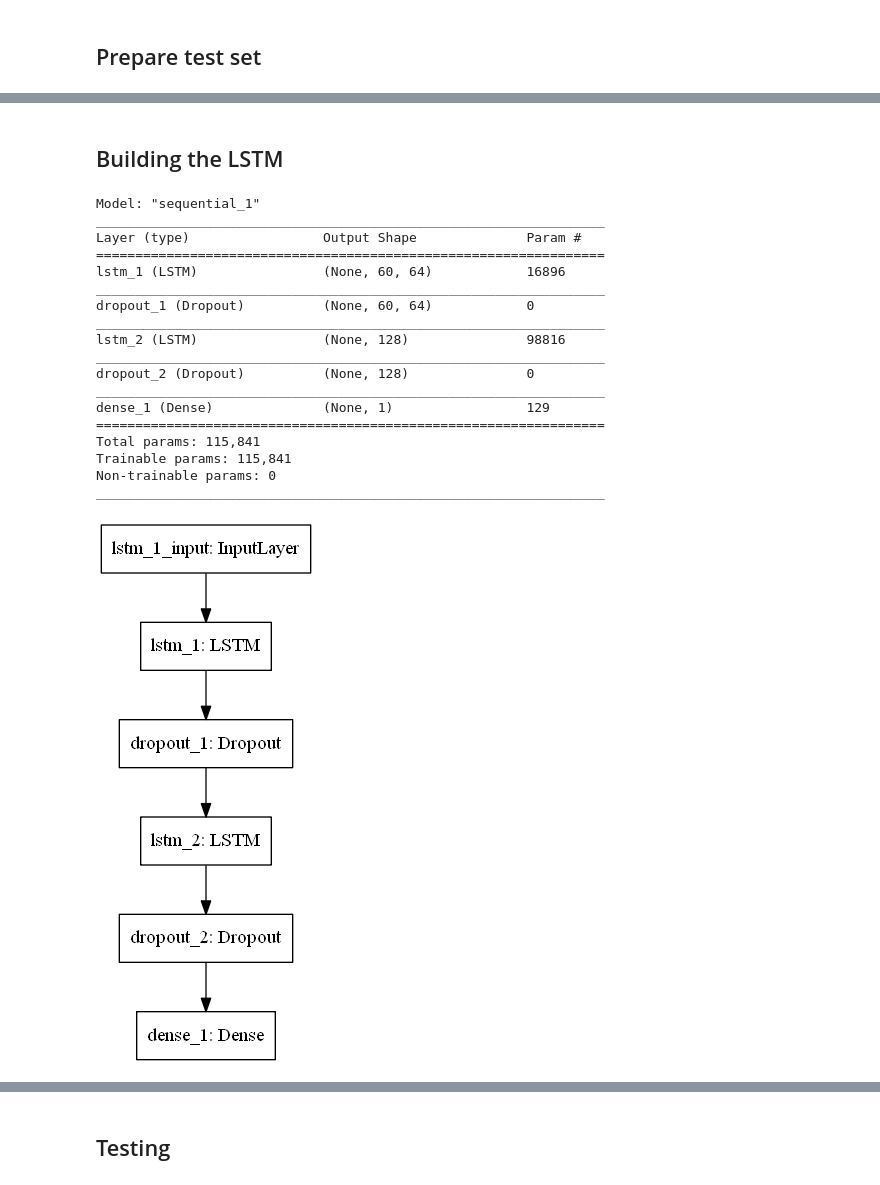
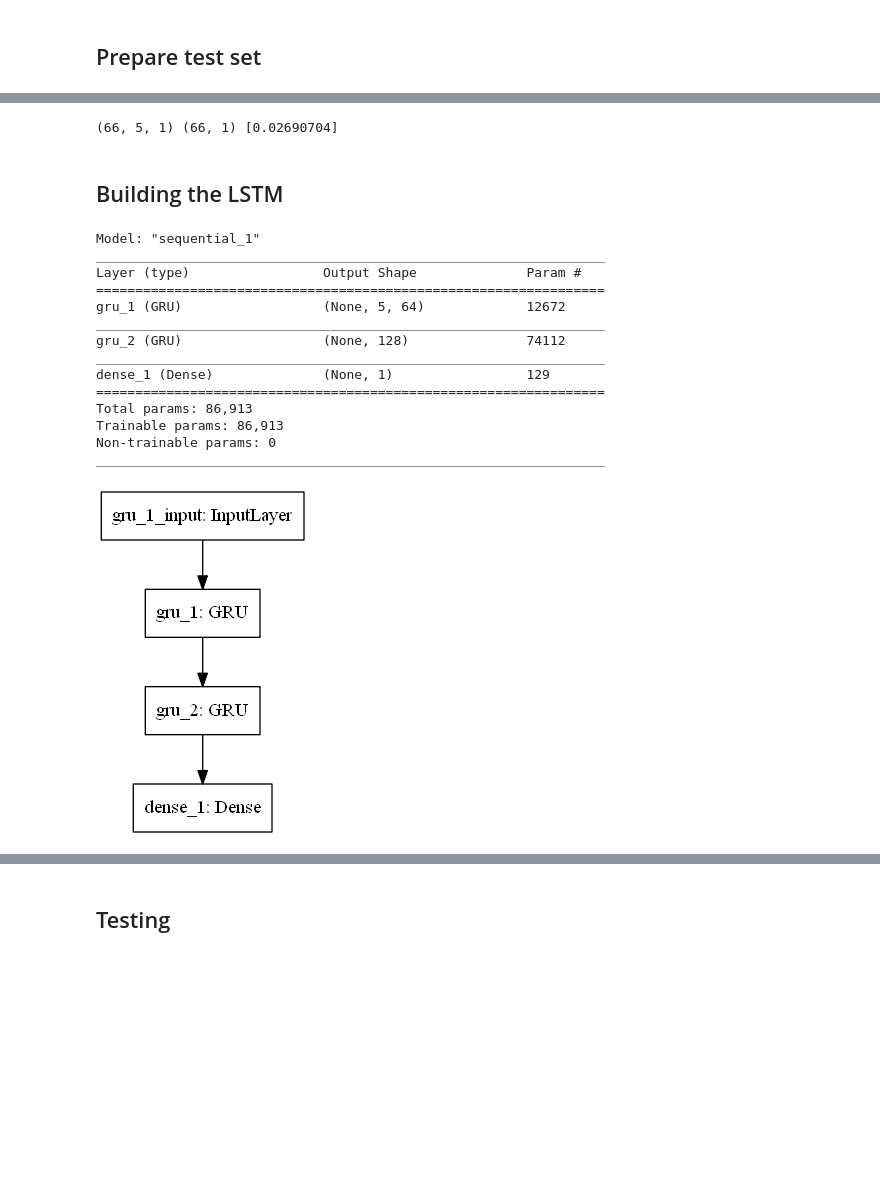
Before and after one commit to md03475/Deep-PSX-Kaavish, a Jupyter notebook: LSTM.ipynb, the cells around one changed output, grey strips where cells are left out. Cells and saved outputs as stored; diff of their text form; code cells hidden in the pictures; blank space fills up the shorter version.

```diff
--- a/LSTM.ipynb
+++ b/LSTM.ipynb
@@ -94,18 +108,18 @@ ax1.boxplot(train_data, patch_artist=True)
 # %% [markdown]
 ## Prepare Train set
 # %%
-def train_prep(train_data):
+def train_prep(train_data, days, previous):
 
-    scaler = MinMaxScaler()
-    train_data = scaler.fit_transform(train_data)
+    scaler = MinMaxScaler((0, 1))
+    scaled_train_data = scaler.fit_transform(train_data)
 
     x_train = [] #Features
     y_train = [] #Labels
 
-    for i in range(60, train_data.shape[0]): #Make windows of 60 days for training until last day
+    for i in range(previous, scaled_train_data.shape[0], previous+1): #Make windows of 60 days for training until last day
 
-        x_train.append(train_data[i-60:i]) #60 day window
-        y_train.append(train_data[i, 0]) #60th day price
+        x_train.append(scaled_train_data[i-previous:i]) #n day window to look back
+        y_train.append(scaled_train_data[i:i+days, 0]) #predict for specified days
 
     x_train = np.array(x_train)
     y_train = np.array(y_train)
@@ -114,5 +128,5 @@ def train_prep(train_data):
 
     return x_train, y_train, scaler.scale_
 
-x_train, y_train, scale_train = train_prep(train_data)
+x_train, y_train, scale_train = train_prep(train_data, 1, 5)
 # %% [output]
@@ -145,43 +159,56 @@ x_test, y_test, test_scale = test_prep(test_data, train_data)
+# %%
+def val_prep(val_data, test_data, days, previous):
+
+    scaler = MinMaxScaler((0, 1))
+    val_data = np.concatenate((test_data[:previous], val_data), axis = 0) #Add last previous observations of train data to test
+    scaled_val_data = scaler.fit_transform(val_data)
+
+    x_val = []
+    y_val = []
+
+    for i in range(previous, val_data.shape[0], previous+1):
+        x_val.append(scaled_val_data[i-previous:i])
+        y_val.append(scaled_val_data[i:i+days, 0])
+
+    x_val = np.array(x_val)
+    y_val = np.array(y_val)
+
+    print(x_val.shape, y_val.shape, scaler.scale_)
+    return x_val, y_val, scaler.scale_
+
+x_val, y_val, val_scale = val_prep(val_data, test_data, 1, 5)
+# %% [output]
+(66, 5, 1) (66, 1) [0.02690704]
 # %% [markdown]
 ## Building the LSTM
 # %%
-'''model = Sequential()
-model.add(LSTM(units = 60, activation = 'relu', input_shape = (x_train.shape[1], 1)))
-model.add(Dropout(0.2))
-model.add(Dense(units = 1))
-model.summary()'''
-
 model = Sequential()
 
-model.add(LSTM(units = 64, activation = 'relu', return_sequences = True, input_shape = (x_train.shape[1], 1)))
-model.add(Dropout(0.2))
+model.add(GRU(units = 64, activation = 'relu', return_sequences = True, input_shape = (x_train.shape[1], x_train.shape[2])))
+#model.add(Dropout(0.2))
 
-model.add(LSTM(units = 128, activation = 'relu'))
-model.add(Dropout(0.2))
+model.add(GRU(units = 128, activation = 'relu'))
+#model.add(Dropout(0.2))
 
 model.add(Dense(units = 1))
 
 model.summary()
 
 plot_model(model, to_file='model.png')
 # %% [output]
 Model: "sequential_1"
 _________________________________________________________________
 Layer (type)                 Output Shape              Param #
 =================================================================
-lstm_1 (LSTM)                (None, 60, 64)            16896
+gru_1 (GRU)                  (None, 5, 64)             12672
 _________________________________________________________________
-dropout_1 (Dropout)          (None, 60, 64)            0
-_________________________________________________________________
-lstm_2 (LSTM)                (None, 128)               98816
-_________________________________________________________________
-dropout_2 (Dropout)          (None, 128)               0
+gru_2 (GRU)                  (None, 128)               74112
 _________________________________________________________________
 dense_1 (Dense)              (None, 1)                 129
 =================================================================
-Total params: 115,841
-Trainable params: 115,841
+Total params: 86,913
+Trainable params: 86,913
 Non-trainable params: 0
 _________________________________________________________________
-[figure, old version]
+[figure, new version]
 # %%
```
Also changed, not shown: parts of 30 cells of this notebook.
